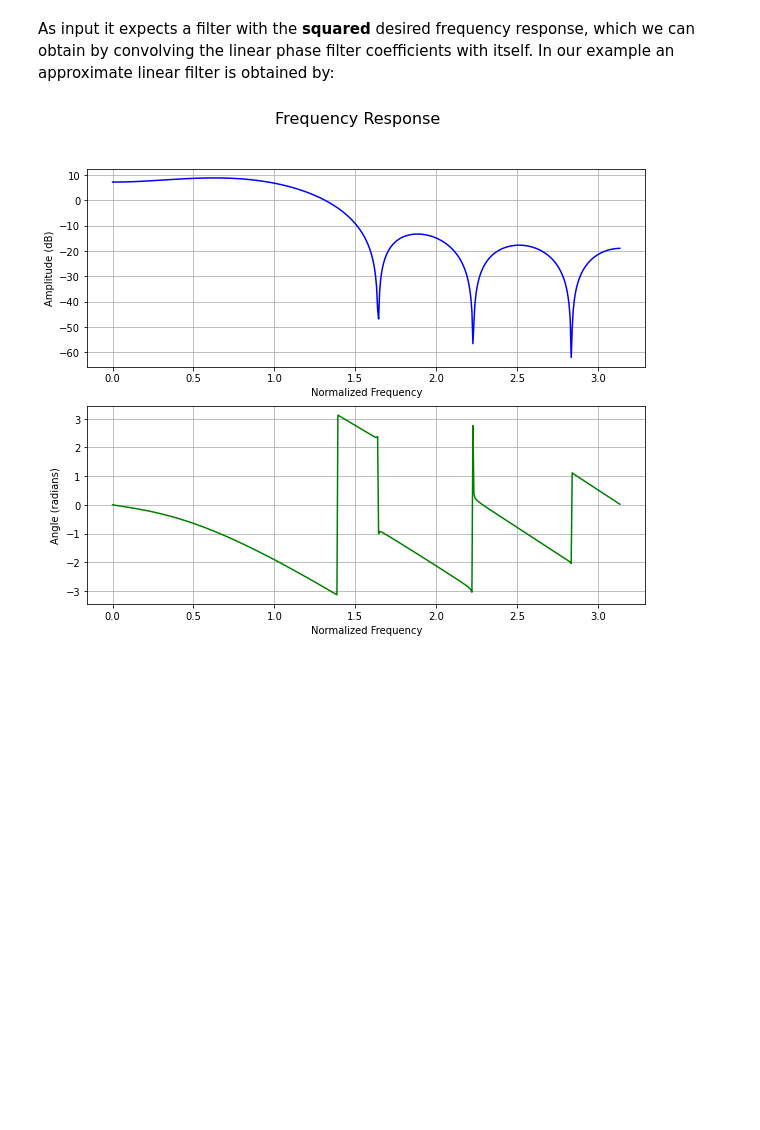
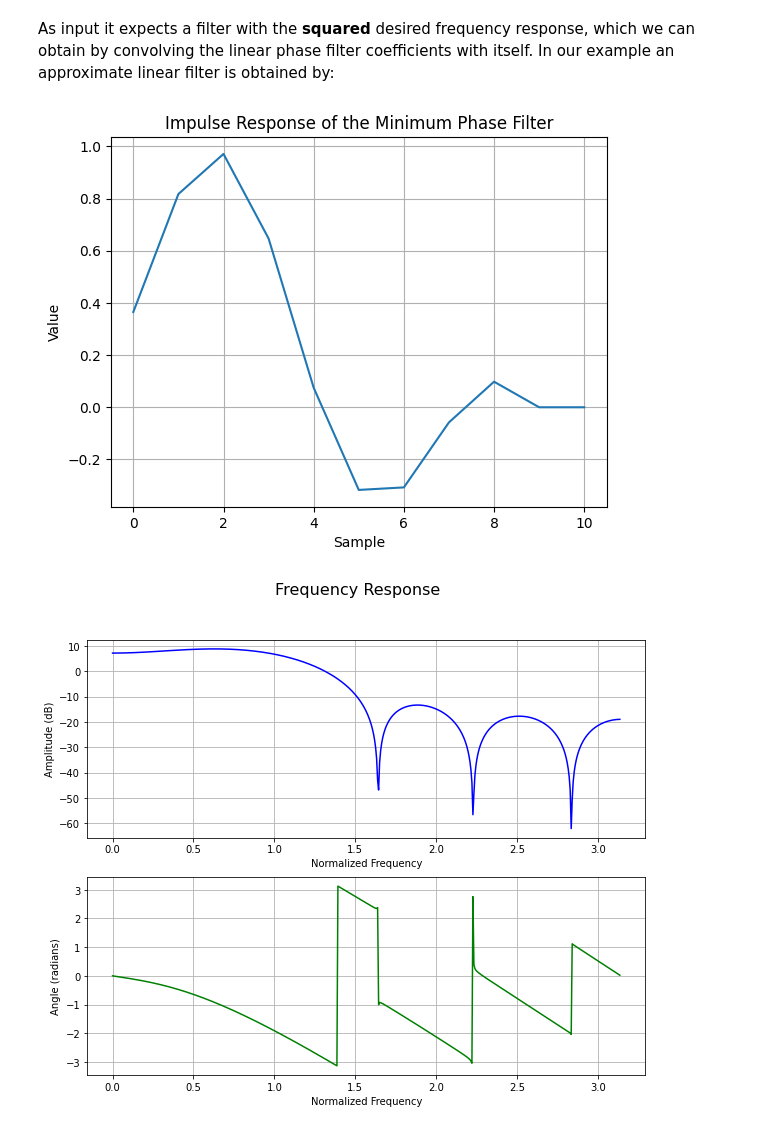
Before and after one commit to TUIlmenauAMS/ADSP_Tutorials, a Jupyter notebook: ADSP_10_FrequencyWarping.ipynb, the cells around one changed output. Drawn from its saved outputs; the diff is of its cells as text; code cells hidden in the pictures; blank space fills up the shorter version.

```diff
--- a/ADSP_10_FrequencyWarping.ipynb
+++ b/ADSP_10_FrequencyWarping.ipynb
@@ -538,6 +538,15 @@ As input it expects a filter with the **squared** desired frequency response, wh
 import scipy.signal as sp
 hsincsq=sp.convolve(hsinc,hsinc)
 hmin=sp.minimum_phase(hsincsq)
+# %%
+plt.figure()
+plt.plot(np.real(hmin))
+plt.xlabel('Sample')
+plt.ylabel('Value')
+plt.title('Impulse Response of the Minimum Phase Filter')
+plt.grid()
+# %% [output]
+[figure, added]
 # %%
 w, h_response  = freqz(hmin)
 fig=plt.figure(figsize=(10,8))
```
Also changed, not shown: parts of 11 cells of this notebook.
